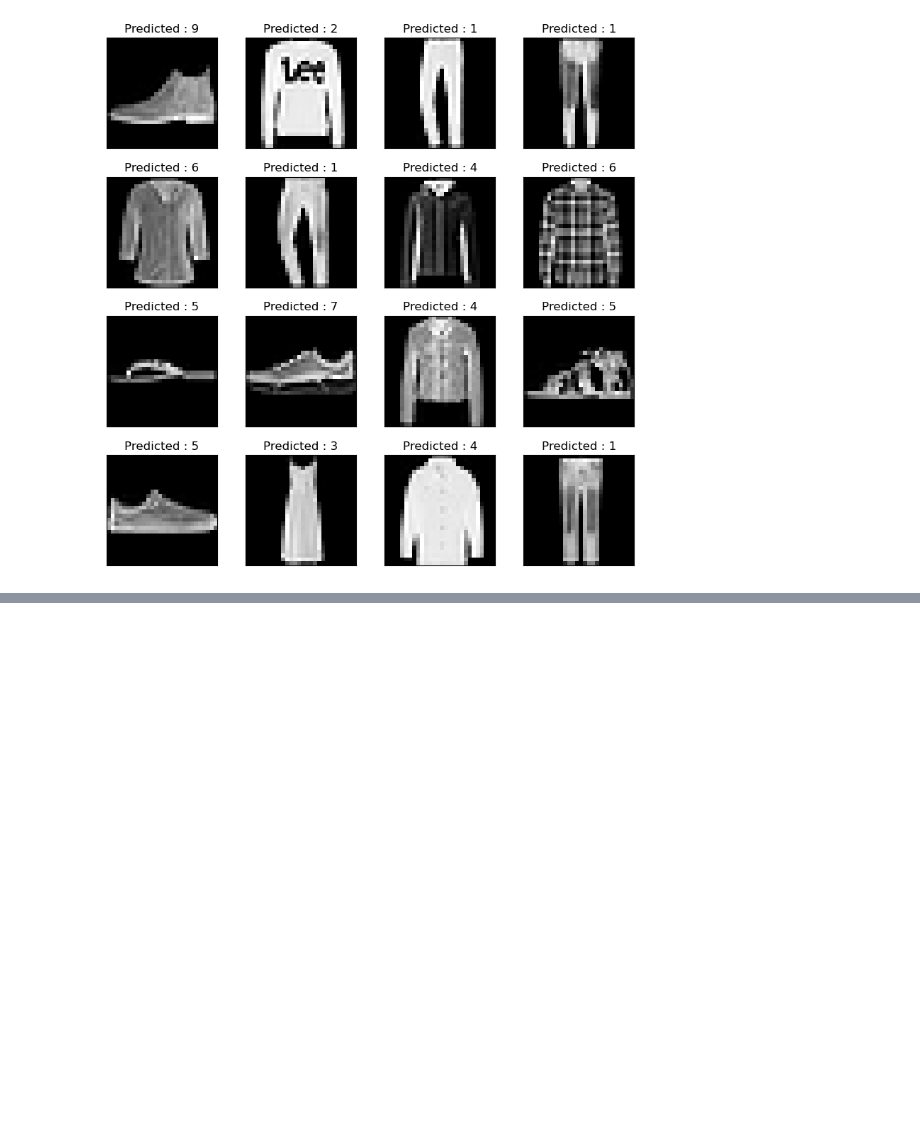
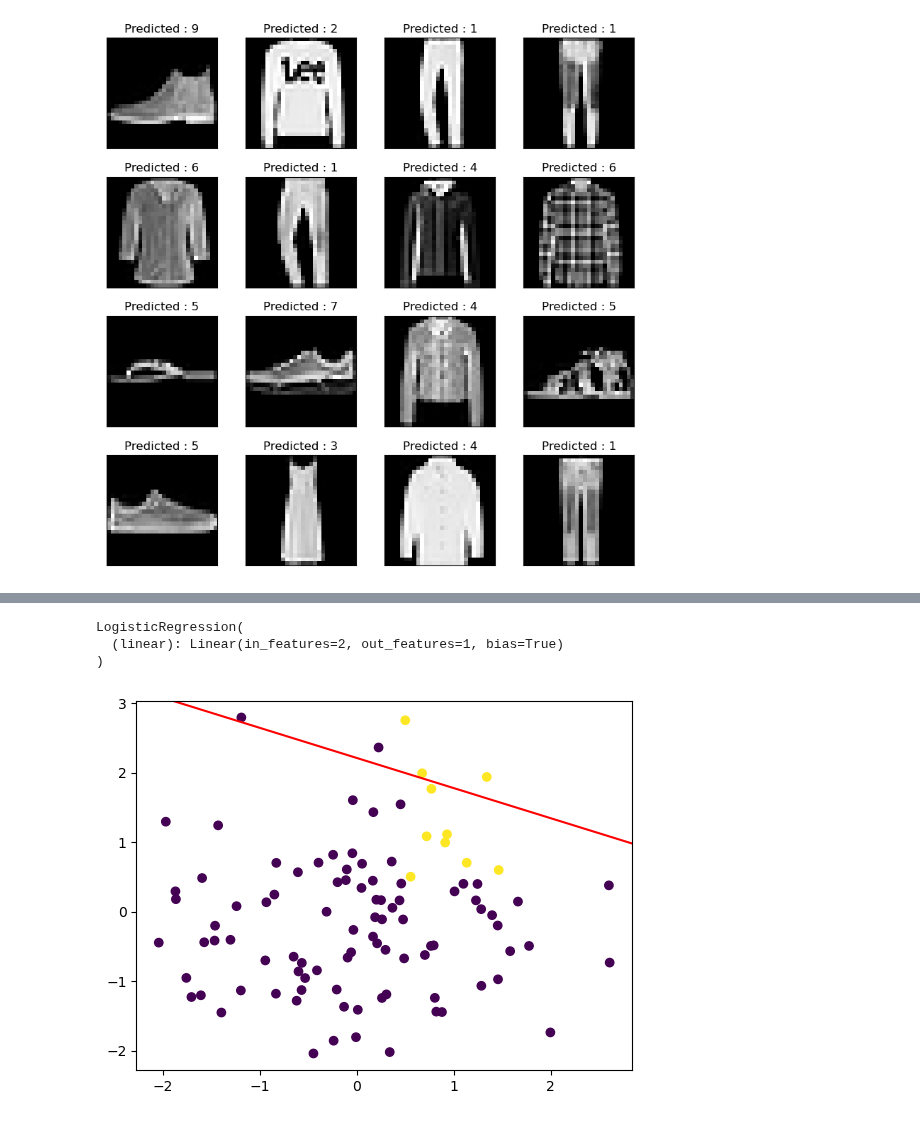
Before and after one commit to speedp001/MS-AI-School, a Jupyter notebook: Model_training/ANN/05_ANN_Linear_Classification.ipynb, the cells around one changed output, grey strips where cells are left out. Saved outputs shown, nothing was run; the diff lists cells and outputs as text; code cells hidden in the pictures; blank space fills up the shorter version.

```diff
--- a/Model_training/ANN/05_ANN_Linear_Classification.ipynb
+++ b/Model_training/ANN/05_ANN_Linear_Classification.ipynb
@@ -460,0 +604,6 @@ plt.show()
+# %%
+# 임의의 데이터 생성
+x = torch.randn(100, 2)
+y = ((x[:,0] > 0.5) & (x[:,1] > 0.5)).float()
+
+print(x,y)
@@ -460,0 +628,48 @@ plt.show()
+# %%
+# 모델 정의
+class LogisticRegression(torch.nn.Module) :
+    def __init__(self, input_dim, output_dim) :
+        super(LogisticRegression, self).__init__()
+        self.linear = torch.nn.Linear(input_dim, output_dim)
+
+    def forward(self, x) :
+        out = self.linear(x)
+        fc = F.sigmoid(out)
+        return fc
+
+model = LogisticRegression(input_dim=2, output_dim=1)
+print(model)
+# %% [output]
+LogisticRegression(
+  (linear): Linear(in_features=2, out_features=1, bias=True)
+)
+# %%
+# 모델 학습, 결정 경계 그리기
+criterion = torch.nn.BCELoss()
+optimizer = torch.optim.SGD(model.parameters(), lr=0.01)
+
+for epoch in range(1000) :
+    y_pred = model(x)
+    loss = criterion(y_pred.squeeze(), y)
+
+    optimizer.zero_grad()
+    loss.backward()
+    optimizer.step()
+
+# 결정 경계 그리기
+plt.scatter(x[:,0], x[:,1], c=y)
+x_min, x_max = plt.xlim()  #x좌표의 최대값, 최소값
+y_min, y_max = plt.ylim()  #y좌표의 최대값 최소값
+
+xx, yy = np.meshgrid(np.linspace(x_min, x_max, 100), np.linspace(y_min, y_max, 100))
+#xx,yy는 x,y의 좌표를 기반으로 격자 포인트 생성
+
+z = model(torch.tensor(np.c_[xx.ravel(), yy.ravel()], dtype = torch.float32)).detach().numpy()
+#torch.tensor 변경하고 ravel() -> 2차원 배열 1차원으로 평면화 -> .detach().numpy() 예측값을 넘파이 형태로 변환 -> 모델 전달
+
+z = z.reshape(xx.shape)
+plt.contour(xx, yy, z, levels=[0.5], colors='r')
+# plt.contour() -> xx,yy 격자에 대응하는 결정경계 그리는 함수
+plt.show()
+# %% [output]
+[figure, added]
```
Also changed, not shown: parts of 12 cells of this notebook.
